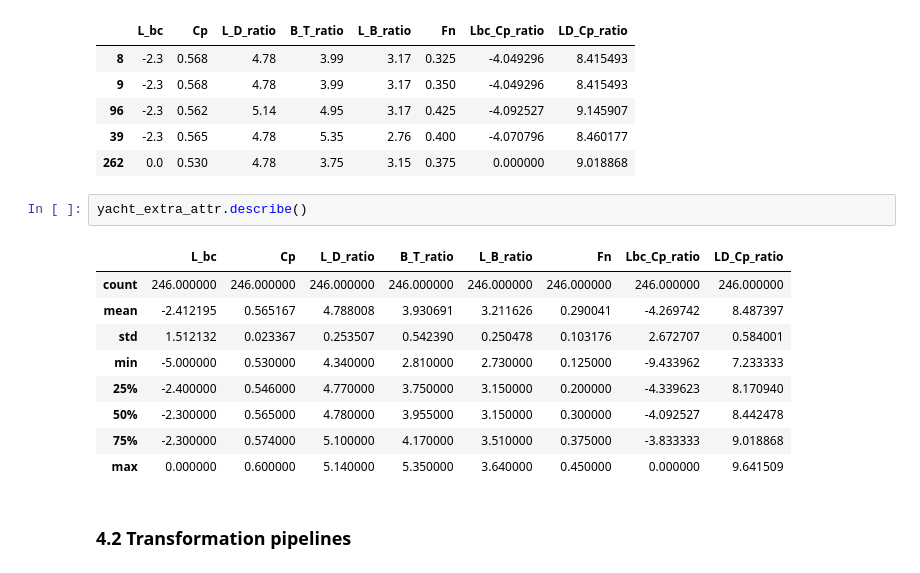
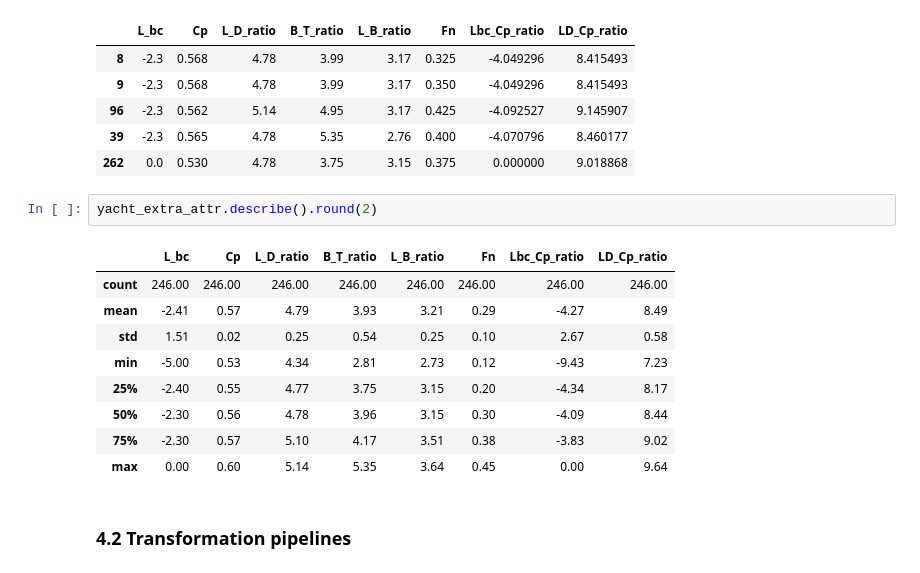
Before and after one commit to dujest/yacht-resistance, a Jupyter notebook: yacht_resistance_prediction.ipynb, the cells around one changed output. Cells and saved outputs as stored; diff of their text form.

Commit message:
round function

```diff
--- a/yacht_resistance_prediction.ipynb
+++ b/yacht_resistance_prediction.ipynb
@@ -344,17 +344,17 @@ yacht_extra_attr.head()
 | 39 | -2.3 | 0.565 | 4.78 | 5.35 | 2.76 | 0.400 | -4.070796 | 8.460177 |
 | 262 | 0.0 | 0.530 | 4.78 | 3.75 | 3.15 | 0.375 | 0.000000 | 9.018868 |
 # %%
-yacht_extra_attr.describe()
+yacht_extra_attr.describe().round(2)
 # %% [output]
 |  | L_bc | Cp | L_D_ratio | B_T_ratio | L_B_ratio | Fn | Lbc_Cp_ratio | LD_Cp_ratio |
-| count | 246.000000 | 246.000000 | 246.000000 | 246.000000 | 246.000000 | 246.000000 | 246.000000 | 246.000000 |
-| mean | -2.412195 | 0.565167 | 4.788008 | 3.930691 | 3.211626 | 0.290041 | -4.269742 | 8.487397 |
-| std | 1.512132 | 0.023367 | 0.253507 | 0.542390 | 0.250478 | 0.103176 | 2.672707 | 0.584001 |
-| min | -5.000000 | 0.530000 | 4.340000 | 2.810000 | 2.730000 | 0.125000 | -9.433962 | 7.233333 |
-| 25% | -2.400000 | 0.546000 | 4.770000 | 3.750000 | 3.150000 | 0.200000 | -4.339623 | 8.170940 |
-| 50% | -2.300000 | 0.565000 | 4.780000 | 3.955000 | 3.150000 | 0.300000 | -4.092527 | 8.442478 |
-| 75% | -2.300000 | 0.574000 | 5.100000 | 4.170000 | 3.510000 | 0.375000 | -3.833333 | 9.018868 |
-| max | 0.000000 | 0.600000 | 5.140000 | 5.350000 | 3.640000 | 0.450000 | 0.000000 | 9.641509 |
+| count | 246.00 | 246.00 | 246.00 | 246.00 | 246.00 | 246.00 | 246.00 | 246.00 |
+| mean | -2.41 | 0.57 | 4.79 | 3.93 | 3.21 | 0.29 | -4.27 | 8.49 |
+| std | 1.51 | 0.02 | 0.25 | 0.54 | 0.25 | 0.10 | 2.67 | 0.58 |
+| min | -5.00 | 0.53 | 4.34 | 2.81 | 2.73 | 0.12 | -9.43 | 7.23 |
+| 25% | -2.40 | 0.55 | 4.77 | 3.75 | 3.15 | 0.20 | -4.34 | 8.17 |
+| 50% | -2.30 | 0.56 | 4.78 | 3.96 | 3.15 | 0.30 | -4.09 | 8.44 |
+| 75% | -2.30 | 0.57 | 5.10 | 4.17 | 3.51 | 0.38 | -3.83 | 9.02 |
+| max | 0.00 | 0.60 | 5.14 | 5.35 | 3.64 | 0.45 | 0.00 | 9.64 |
 # %% [markdown]
 ### 4.2 Transformation pipelines
 # %%
```
Also changed, not shown: parts of 2 cells of this notebook.
